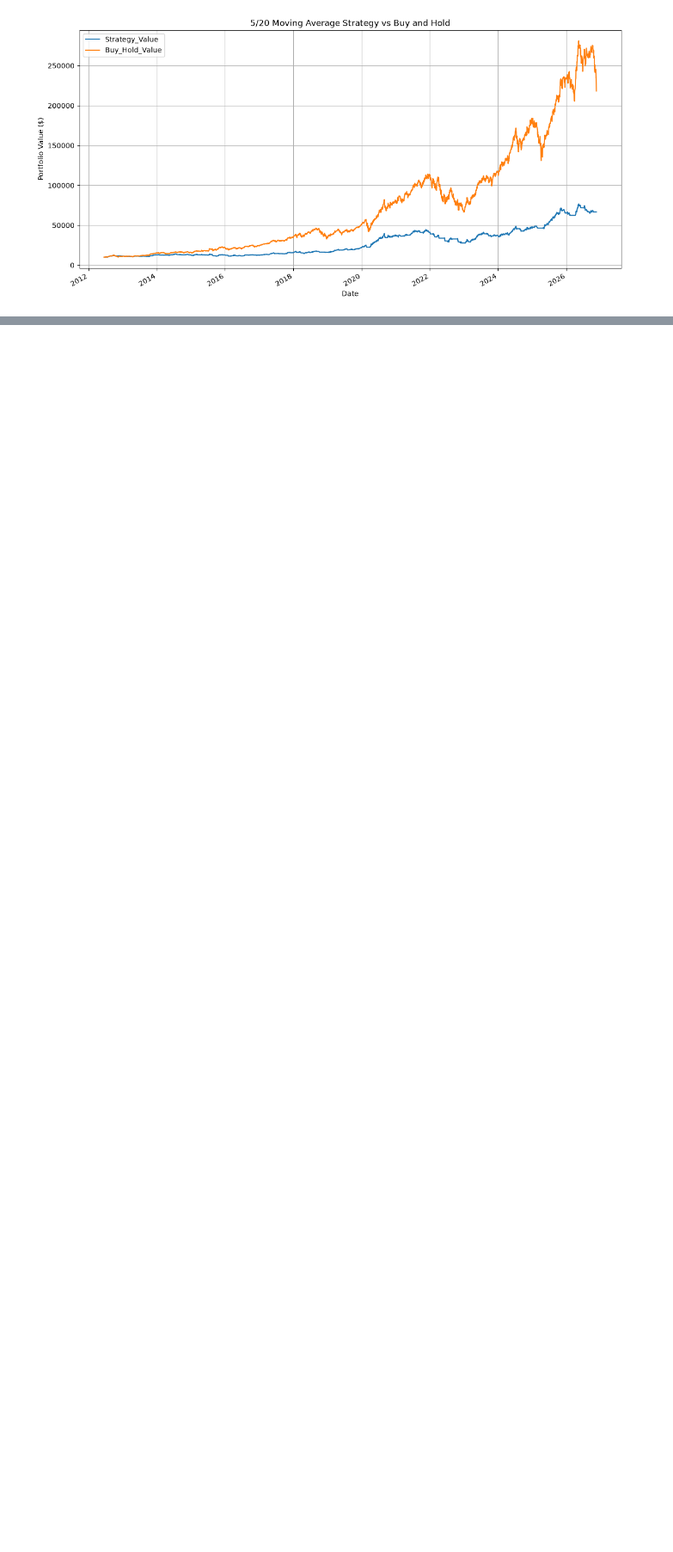
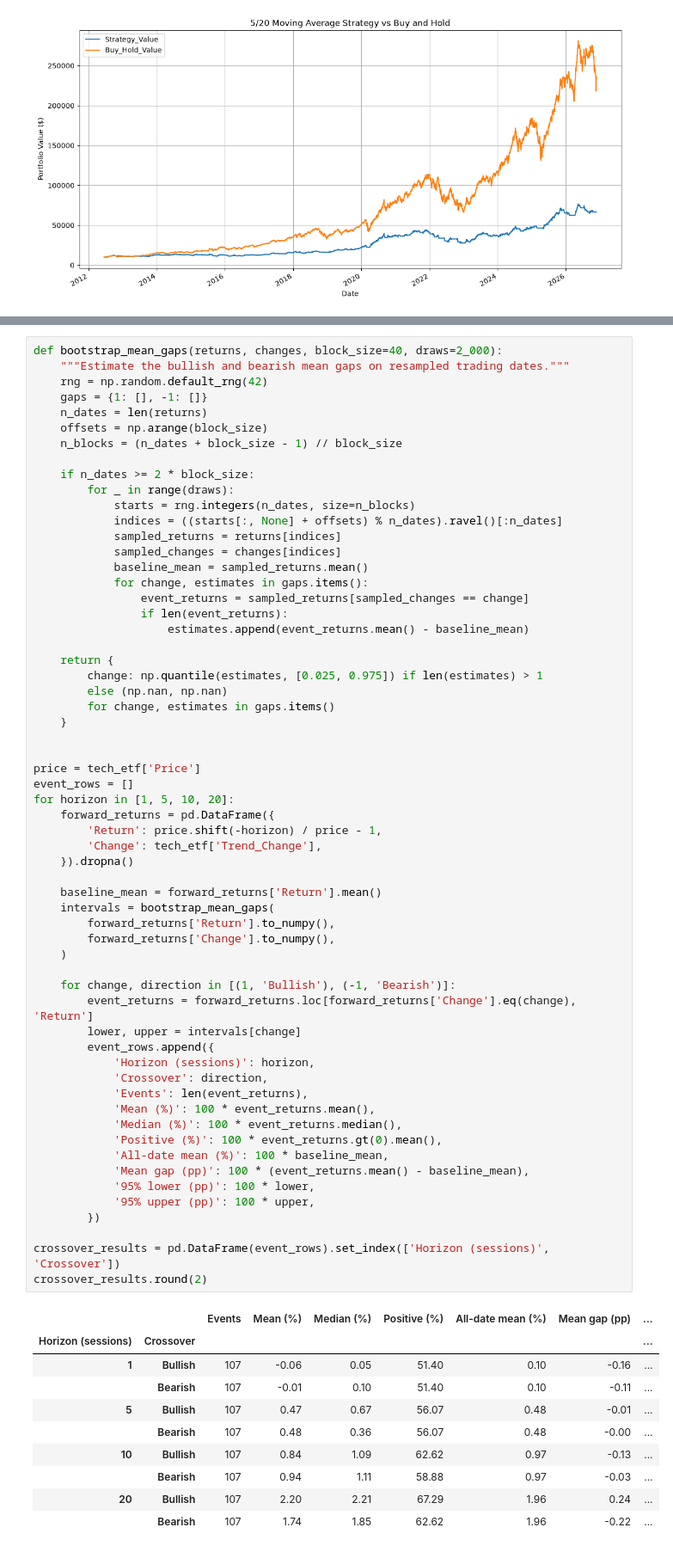
Before and after one commit to simbashakib/Learning-Strategies, a Jupyter notebook: moving average crossover.ipynb, the cells around one changed output, grey strips where cells are left out. Shown at 86% size. Saved outputs shown, nothing was run; the diff lists cells and outputs as text; blank space fills up the shorter version.

```diff
--- a/moving average crossover.ipynb
+++ b/moving average crossover.ipynb
@@ -185,0 +380,71 @@ Number of Trades: 214
+# %%
+def bootstrap_mean_gaps(returns, changes, block_size=40, draws=2_000):
+    """Estimate the bullish and bearish mean gaps on resampled trading dates."""
+    rng = np.random.default_rng(42)
+    gaps = {1: [], -1: []}
+    n_dates = len(returns)
+    offsets = np.arange(block_size)
+    n_blocks = (n_dates + block_size - 1) // block_size
+
+    if n_dates >= 2 * block_size:
+        for _ in range(draws):
+            starts = rng.integers(n_dates, size=n_blocks)
+            indices = ((starts[:, None] + offsets) % n_dates).ravel()[:n_dates]
+            sampled_returns = returns[indices]
+            sampled_changes = changes[indices]
+            baseline_mean = sampled_returns.mean()
+            for change, estimates in gaps.items():
+                event_returns = sampled_returns[sampled_changes == change]
+                if len(event_returns):
+                    estimates.append(event_returns.mean() - baseline_mean)
+
+    return {
+        change: np.quantile(estimates, [0.025, 0.975]) if len(estimates) > 1
+        else (np.nan, np.nan)
+        for change, estimates in gaps.items()
+    }
+
+
+price = tech_etf['Price']
+event_rows = []
+for horizon in [1, 5, 10, 20]:
+    forward_returns = pd.DataFrame({
+        'Return': price.shift(-horizon) / price - 1,
+        'Change': tech_etf['Trend_Change'],
+    }).dropna()
+
+    baseline_mean = forward_returns['Return'].mean()
+    intervals = bootstrap_mean_gaps(
+        forward_returns['Return'].to_numpy(),
+        forward_returns['Change'].to_numpy(),
+    )
+
+    for change, direction in [(1, 'Bullish'), (-1, 'Bearish')]:
+        event_returns = forward_returns.loc[forward_returns['Change'].eq(change), 'Return']
+        lower, upper = intervals[change]
+        event_rows.append({
+            'Horizon (sessions)': horizon,
+            'Crossover': direction,
+            'Events': len(event_returns),
+            'Mean (%)': 100 * event_returns.mean(),
+            'Median (%)': 100 * event_returns.median(),
+            'Positive (%)': 100 * event_returns.gt(0).mean(),
+            'All-date mean (%)': 100 * baseline_mean,
+            'Mean gap (pp)': 100 * (event_returns.mean() - baseline_mean),
+            '95% lower (pp)': 100 * lower,
+            '95% upper (pp)': 100 * upper,
+        })
+
+crossover_results = pd.DataFrame(event_rows).set_index(['Horizon (sessions)', 'Crossover'])
+crossover_results.round(2)
+# %% [output]
+|  |  | Events | Mean (%) | Median (%) | Positive (%) | All-date mean (%) | Mean gap (pp) | ... |
+| Horizon (sessions) | Crossover |  |  |  |  |  |  | ... |
+| 1 | Bullish | 107 | -0.06 | 0.05 | 51.40 | 0.10 | -0.16 | ... |
+|  | Bearish | 107 | -0.01 | 0.10 | 51.40 | 0.10 | -0.11 | ... |
+| 5 | Bullish | 107 | 0.47 | 0.67 | 56.07 | 0.48 | -0.01 | ... |
+|  | Bearish | 107 | 0.48 | 0.36 | 56.07 | 0.48 | -0.00 | ... |
+| 10 | Bullish | 107 | 0.84 | 1.09 | 62.62 | 0.97 | -0.13 | ... |
+|  | Bearish | 107 | 0.94 | 1.11 | 58.88 | 0.97 | -0.03 | ... |
+| 20 | Bullish | 107 | 2.20 | 2.21 | 67.29 | 1.96 | 0.24 | ... |
+|  | Bearish | 107 | 1.74 | 1.85 | 62.62 | 1.96 | -0.22 | ... |
```
Also changed, not shown: parts of 15 cells of this notebook.
